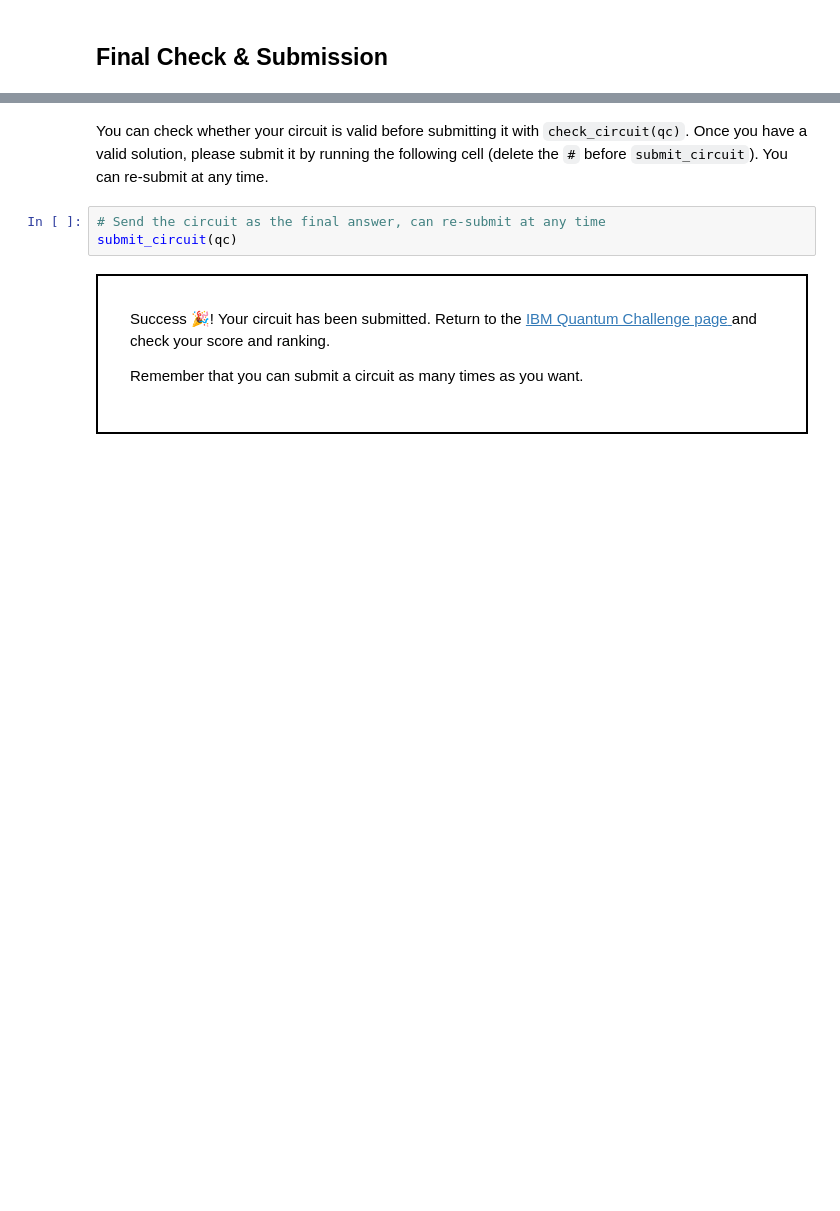
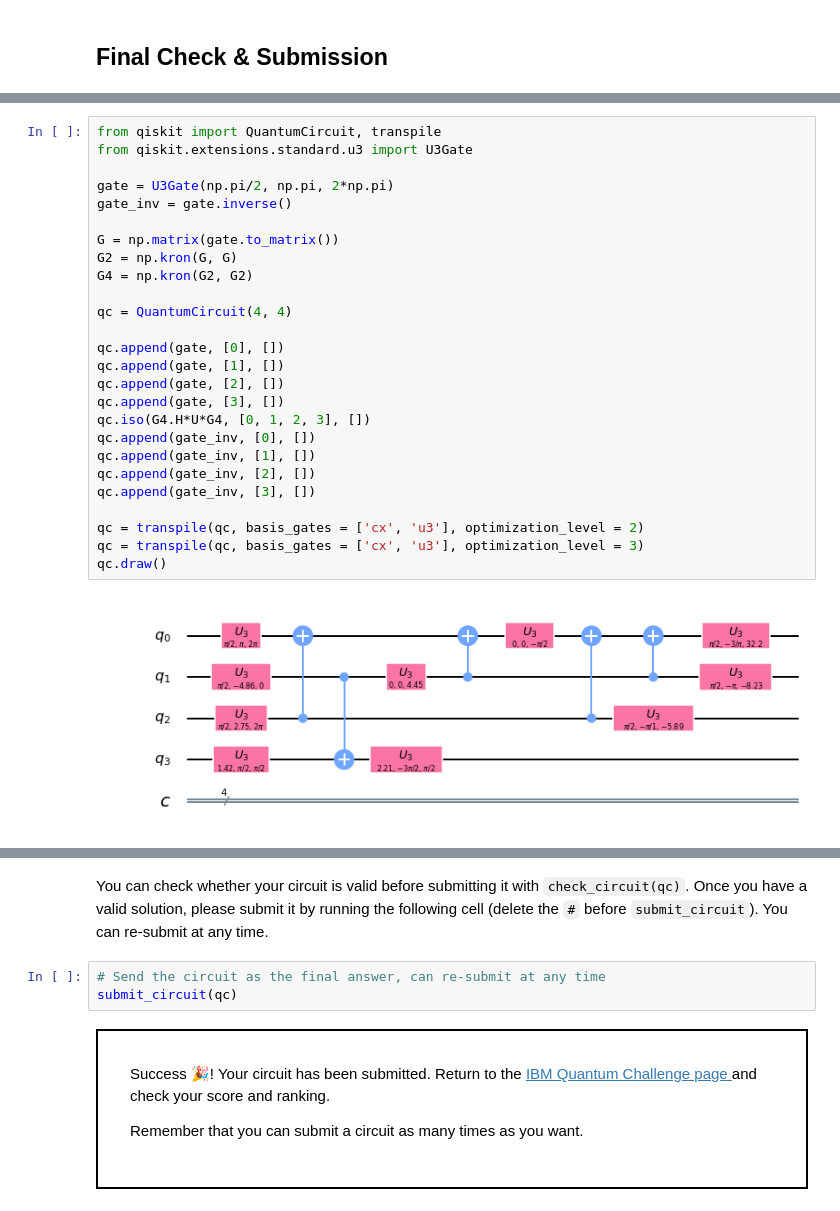
Before and after one commit to mitchellkwong/IBM-quantum-challenge, a Jupyter notebook: Challenge4_CircuitDecomposition.ipynb, the cells around one changed output, grey strips where cells are left out. Cells and saved outputs as stored; diff of their text form; blank space fills up the shorter version.

```diff
--- a/Challenge4_CircuitDecomposition.ipynb
+++ b/Challenge4_CircuitDecomposition.ipynb
@@ -371,0 +525,28 @@ print(search_results.x if search_results.success else search_results.message)
+# %%
+from qiskit import QuantumCircuit, transpile
+from qiskit.extensions.standard.u3 import U3Gate
+
+gate = U3Gate(np.pi/2, np.pi, 2*np.pi)
+gate_inv = gate.inverse()
+
+G = np.matrix(gate.to_matrix())
+G2 = np.kron(G, G)
+G4 = np.kron(G2, G2)
+
+qc = QuantumCircuit(4, 4)
+
+qc.append(gate, [0], [])
+qc.append(gate, [1], [])
+qc.append(gate, [2], [])
+qc.append(gate, [3], [])
+qc.iso(G4.H*U*G4, [0, 1, 2, 3], [])
+qc.append(gate_inv, [0], [])
+qc.append(gate_inv, [1], [])
+qc.append(gate_inv, [2], [])
+qc.append(gate_inv, [3], [])
+
+qc = transpile(qc, basis_gates = ['cx', 'u3'], optimization_level = 2)
+qc = transpile(qc, basis_gates = ['cx', 'u3'], optimization_level = 3)
+qc.draw()
+# %% [output]
+[figure, added]
```
Also changed, not shown: parts of 27 cells of this notebook, 2 other files.
